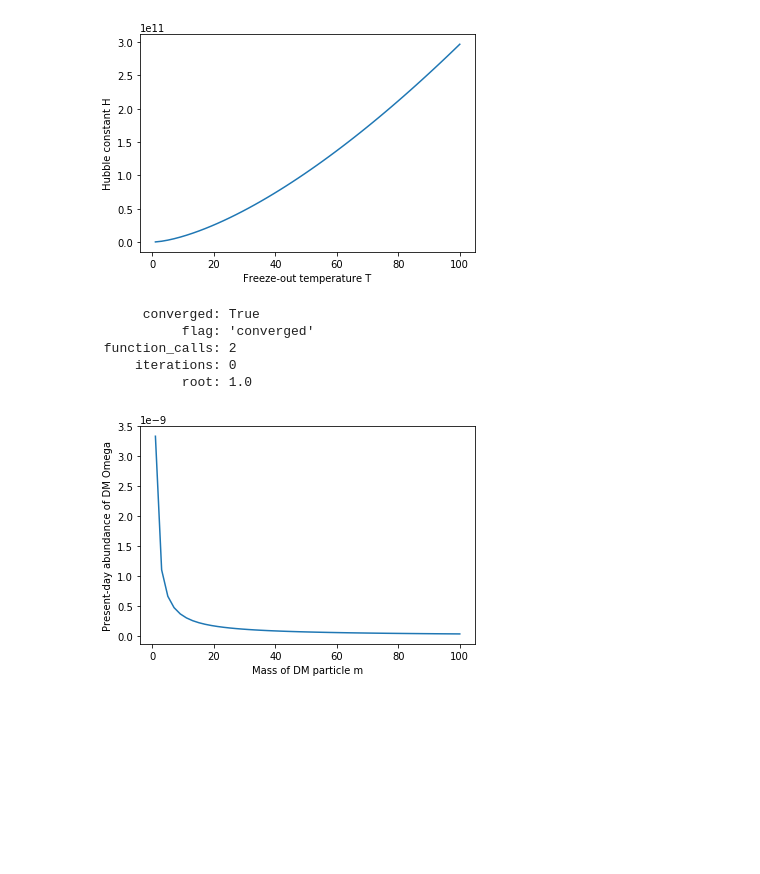
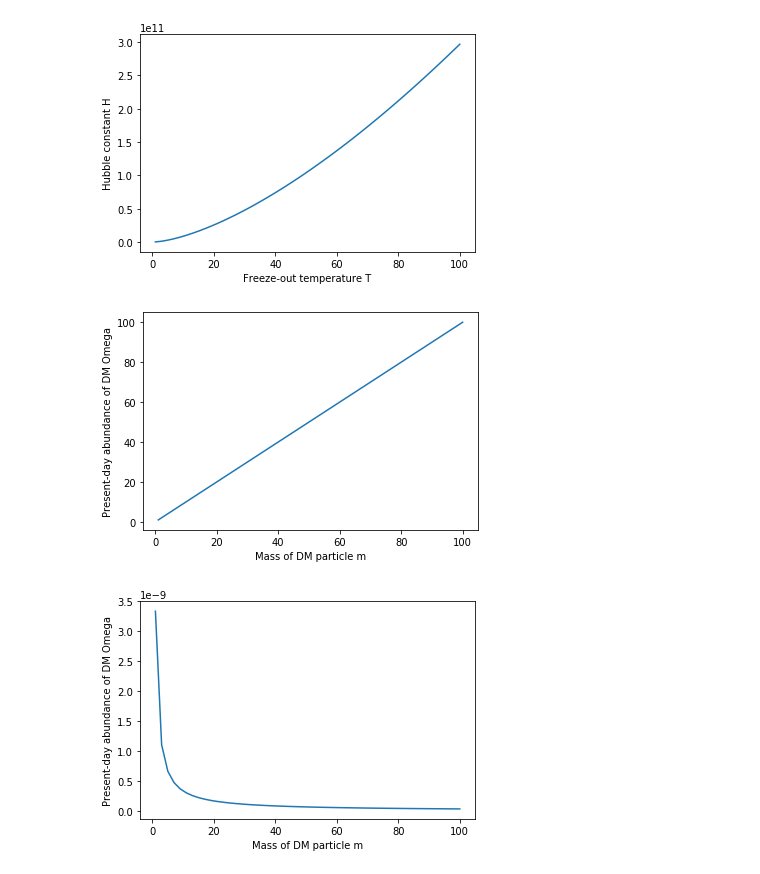
Before and after one commit to adam-coogan/gss19_subhalos, a Jupyter notebook: week_1/anders.ipynb, the cells around one changed output. Cells and saved outputs as stored; diff of their text form; code cells hidden in the pictures; blank space fills up the shorter version.

Commit message:
write Omega plotter

```diff
--- a/week_1/anders.ipynb
+++ b/week_1/anders.ipynb
@@ -51,7 +51,8 @@ plt.show();
 # %%
 #calculate present-day abundance of DM as a function of m
 import numpy as np
-import scipy
+import scipy.optimize
+import matplotlib.pyplot as plt
 
 M_pl = 1
 critical_density = 1
@@ -60,58 +61,51 @@ m_vect = np.linspace(1,100)
 c = 1
 sigma = 1
 G_F = 1
+crit_density = 1
 
 #rough approximations of H, n, and sigma. Replace freely
 def H(T):
     return (T**2)/M_pl
 
 def n(T):
     return T**3
 
 def v(T,rel=True):
     if rel == True:
         return c
     else:
         return 1;
 
 def sigma(T):
     return (G_F**2)*(T**2)
 
 #solve for freeze-out temperature T_fo
 def T_fo_solver(rel=True):
     def composite(T):
         return H(T) - (n(T)*v(T,rel)*sigma(T))
     return scipy.optimize.root_scalar(composite,bracket=[1,100],x0=10)
 
+#present-day abundance of dark matter
+def Omega(T,m,sigma):
+    return dm_density(T,m)/crit_density
 
+#dark matter density
+def dm_density(T,m):
+    return m*n(T)
 
-#rough approximation
-#def H_hot(T):
-#    return (T**2)/M_pl
+#plot Omega as a fn of m with constant sigma
+m_vect = np.linspace(1,100)
+sigma_const = 1
+Omega_vect = []
+for m in m_vect:
+    Omega_vect.append(Omega(T_fo_solver().root,m,sigma_const))
 
-#def n_hot(T,sigma):
-#    return H_hot(T)/(c*sigma);
-
-#def DM_density(T,m,sigma):
-#    return m*n_hot(T,sigma);
-
-#def Omega(T,m,sigma):
-#    return DM_density(T,m,sigma)/critical_density;
-
-#Omega_vect = [];
-#for m in m_vect:
-#    Omega_vect.append(Omega(T_fo,m,sigma));
-
-#plt.plot(m_vect,Omega_vect);
-#plt.xlabel("Mass of DM particle m");
-#plt.ylabel("Present-day abundance of DM Omega")
-#plt.show();
+plt.plot(m_vect,Omega_vect)
+plt.xlabel("Mass of DM particle m")
+plt.ylabel("Present-day abundance of DM Omega")
+plt.show()
 # %% [output]
-      converged: True
-           flag: 'converged'
- function_calls: 2
-     iterations: 0
-           root: 1.0
+[figure, added]
 # %%
 #calculate present-day abundance of DM as a fn of sigma
 
```
